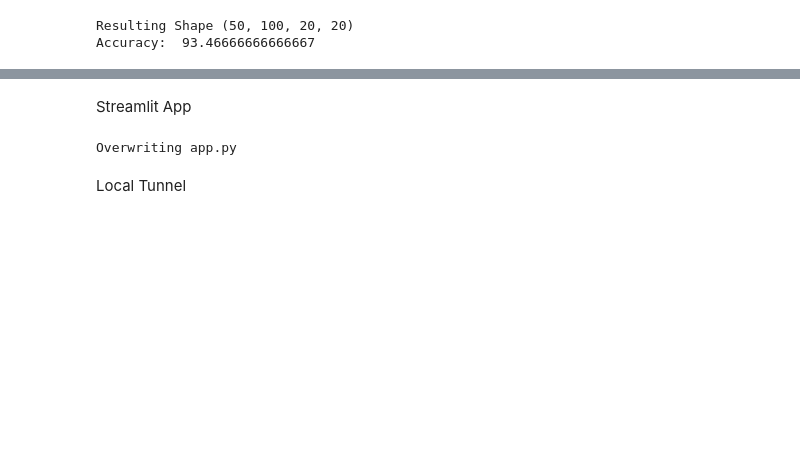
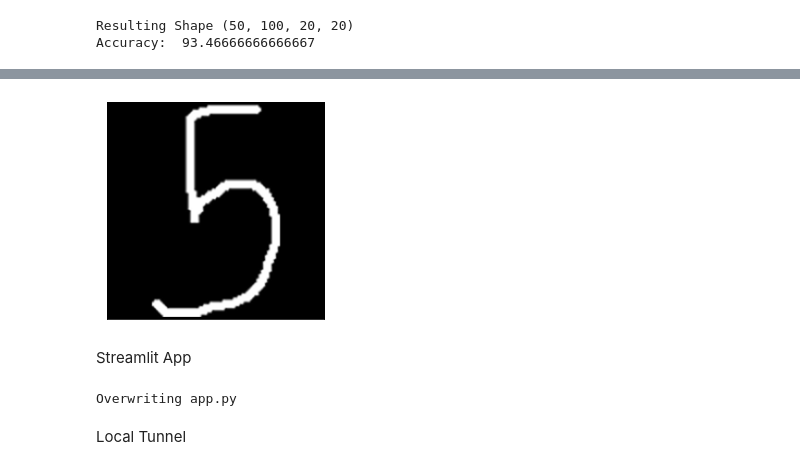
Before and after one commit to haikalzeo/DigitRecognition, a Jupyter notebook: digitrecognition.ipynb, the cells around one changed output, grey strips where cells are left out. Drawn from its saved outputs; the diff is of its cells as text; code cells hidden in the pictures; blank space fills up the shorter version.

```diff
--- a/digitrecognition.ipynb
+++ b/digitrecognition.ipynb
@@ -286,3 +333,9 @@ plt.show()
+# %%
+plt.imshow(image_numbers[4], "gray")
+plt.xticks([]), plt.yticks([])
+plt.show()
+# %% [output]
+[figure, added]
 # %% [markdown]
 Streamlit App
 # %%
```
Also changed, not shown: parts of 18 cells of this notebook.
